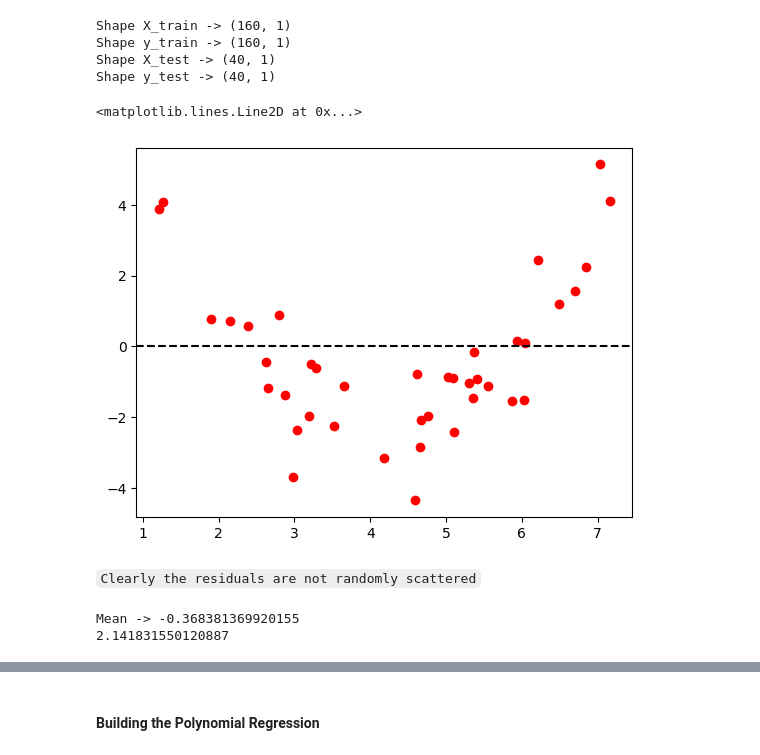
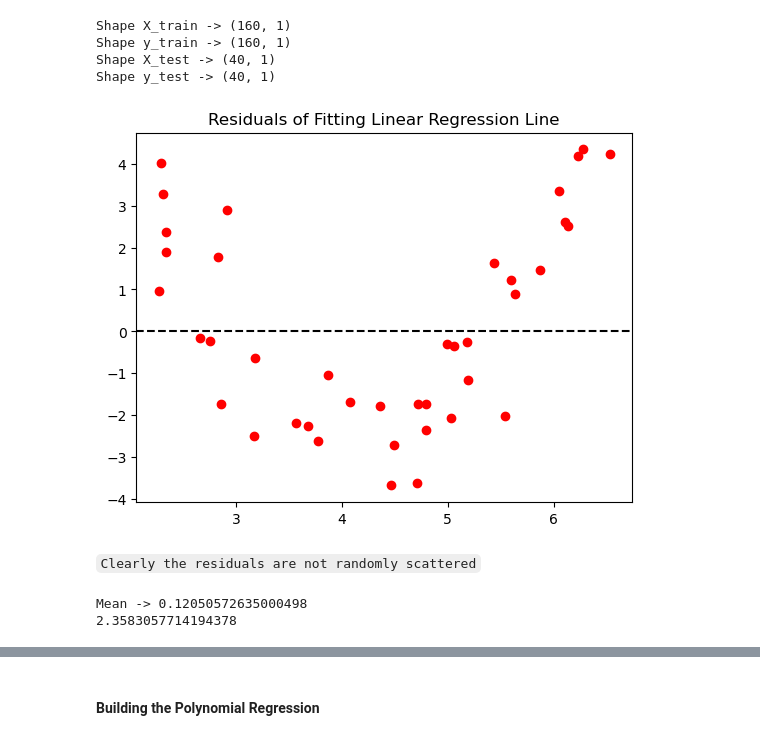
Before and after one commit to PradhumanSoni/Learn_ML, a Jupyter notebook: polynomial regression/polynomial_reg.ipynb, the cells around one changed output, grey strips where cells are left out. Cells and saved outputs as stored; diff of their text form; code cells hidden in the pictures.

```diff
--- a/polynomial regression/polynomial_reg.ipynb
+++ b/polynomial regression/polynomial_reg.ipynb
@@ -46,14 +46,15 @@ model_linear = lr.fit(X_train,y_train)
 # %%
 y_pred_linear = lr.predict(X_test)
 # %%
-residuals_linear = y_test - y_pred
+residuals_linear = y_test - y_pred_linear
 # %%
 # Let us plot the residuals against y_pred and against input column
 plt.scatter(y_pred_linear , residuals_linear , color='r')
 plt.axhline(0 , linestyle='--' , color = 'k')
+plt.title("Residuals of Fitting Linear Regression Line")
+plt.show()
 # %% [output]
-<matplotlib.lines.Line2D at 0x...>
-[figure, old version]
+[figure, new version]
 # %% [markdown]
 `Clearly the residuals are not randomly scattered`
 # %%
@@ -61,8 +62,8 @@ plt.axhline(0 , linestyle='--' , color = 'k')
 print(f"Mean -> {residuals_linear.mean()}") # Not Zero
 print(residuals_linear.std())
 # %% [output]
-Mean -> -0.368381369920155
-2.141831550120887
+Mean -> 0.12050572635000498
+2.3583057714194378
 # %%
 # Let us plot the regrssion line
 plt.scatter(X_train,y_train , color='red')
```
Also changed, not shown: parts of 12 cells of this notebook.
